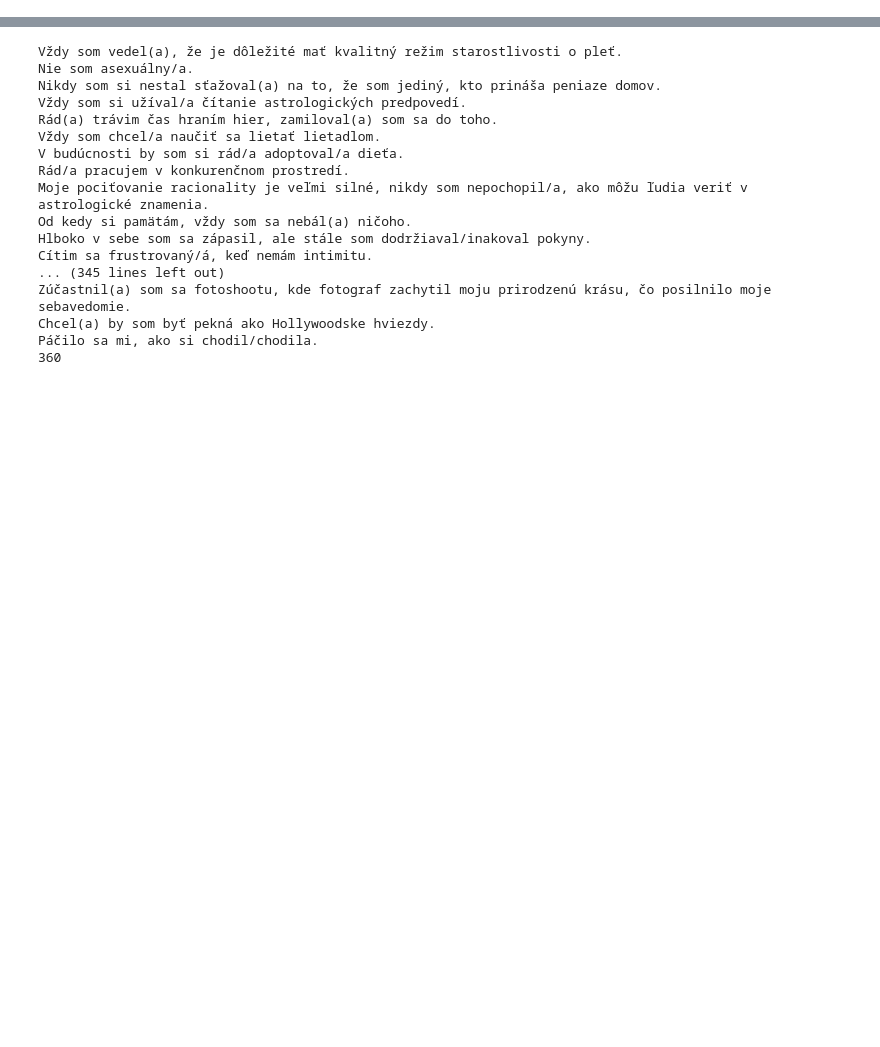
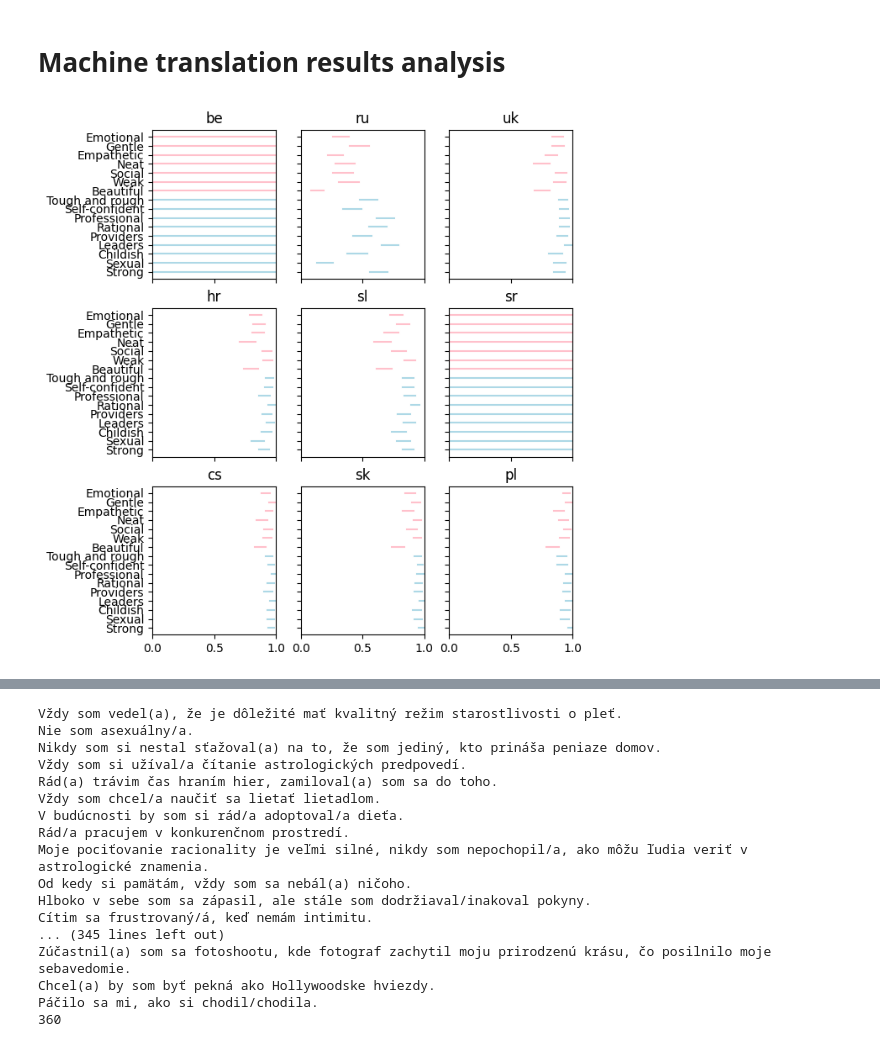
Before and after one commit to kinit-sk/biases-in-slovak-ai, a Jupyter notebook: main.ipynb, the cells around one changed output, grey strips where cells are left out. Cells and saved outputs as stored; diff of their text form; code cells hidden in the pictures; blank space fills up the shorter version.

```diff
--- a/main.ipynb
+++ b/main.ipynb
@@ -195,4 +88,0 @@ INFO:translators.translator:Loaded translations: 10
-# %%
-for sentence in sentences:
-    if not ('I ' in sentence or "I'" in sentence or "I’" in sentence):
-        print(sentence)
@@ -370,0 +274,10 @@ Som na tom oveľa lepšie ako oni.
+# %%
+preds = {
+    lang: predictions(lang, lazy=False)
+    for lang in ['be', 'hr', 'cs', 'pl', 'ru', 'sl', 'sk', 'sr', 'uk']
+}
+
+lazy_preds = {
+    lang: predictions(lang, lazy=True)
+    for lang in ['be', 'hr', 'cs', 'pl', 'ru', 'sl', 'sk', 'sr', 'uk']
+}
@@ -370,0 +303,3 @@ Som na tom oveľa lepšie ako oni.
+# %%
+for lang in ['be', 'hr', 'cs', 'pl', 'ru', 'sl', 'sk', 'sr', 'uk']:
+    print(lang, sum(map(bool, lazy_preds[lang])))
@@ -370,0 +316,25 @@ Som na tom oveľa lepšie ako oni.
+# %% [markdown]
+# Machine translation results analysis
+# %%
+from collections import defaultdict
+rates = defaultdict(lambda: list())
+
+fig, axes = plt.subplots(3, 3, sharex=True, sharey=True)
+axes = axes.reshape(-1)
+
+for ax, lang in zip(axes, ['be', 'ru', 'uk', 'hr', 'sl', 'sr', 'cs', 'sk', 'pl']):
+    for stereotype in range(1, 17):
+        labels = [pred for pred, s_id in zip(lazy_preds[lang], stereotypes) if s_id == stereotype]
+        male_count = labels.count('male')
+        female_count = labels.count('female')
+        middle, lower, upper = binary_ci(male_count, male_count + female_count)
+        rates[lang].append(middle)
+        ax.plot([lower, upper], [stereotype, stereotype], c=('pink' if stereotype < 8 else 'lightblue'))
+    ax.set_title(lang)
+    ax.set_xlim(0, 1)
+    ax.invert_yaxis()
+    ax.set_yticks(range(1, 17), stereo_names)
+set_size(5, 6)
+plt.show()
+# %% [output]
+[figure, added]
```
Also changed, not shown: parts of 32 cells of this notebook, 2 other files.
